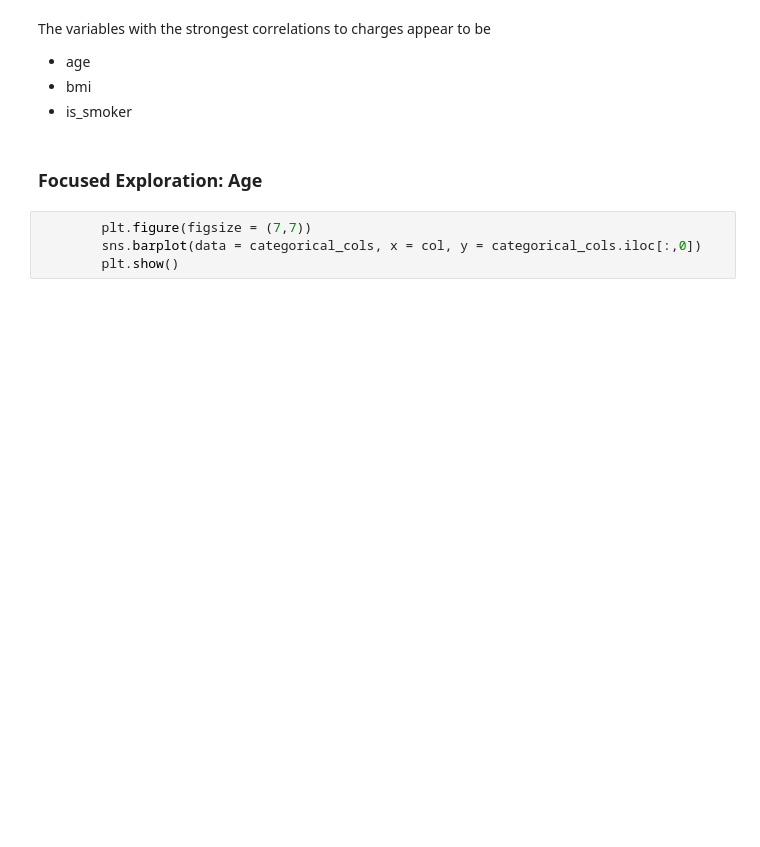
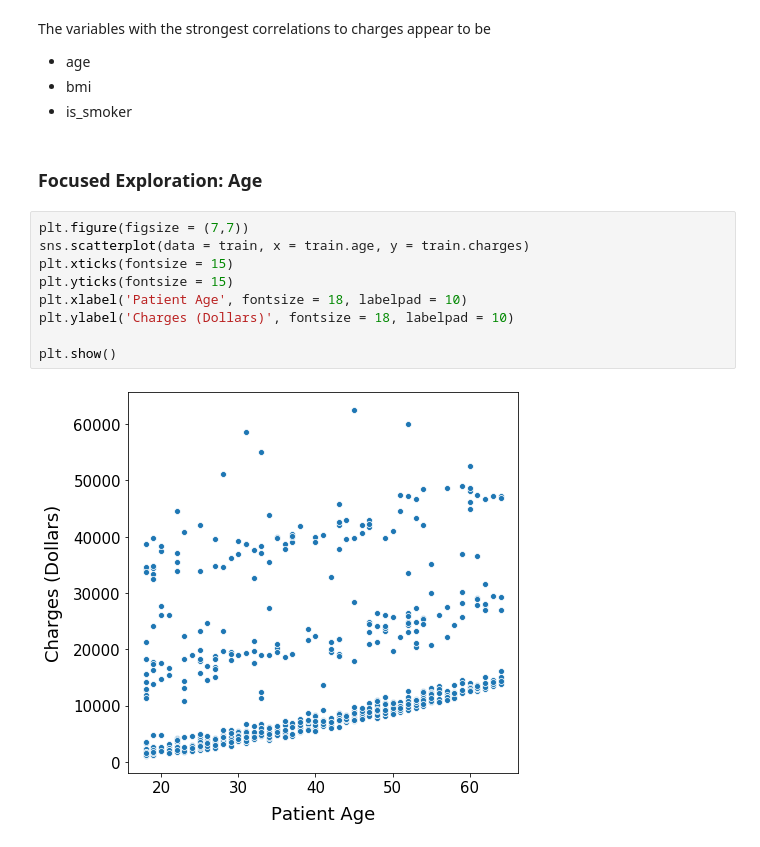
Before and after one commit to SamuelD-Data/medical_cost_project, a Jupyter notebook: medical_cost_notebook.ipynb, the cells around one changed output. Cells and saved outputs as stored; diff of their text form; blank space fills up the shorter version.

Commit message:
added scatterplot for patient avg vs charges

```diff
--- a/medical_cost_notebook.ipynb
+++ b/medical_cost_notebook.ipynb
@@ -304,7 +304,14 @@ The variables with the strongest correlations to charges appear to be
 - is_smoker
 # %% [markdown]
 ### Focused Exploration: Age
-# %%
-        plt.figure(figsize = (7,7))
-        sns.barplot(data = categorical_cols, x = col, y = categorical_cols.iloc[:,0])
-        plt.show()
+# %%
+plt.figure(figsize = (7,7))
+sns.scatterplot(data = train, x = train.age, y = train.charges)
+plt.xticks(fontsize = 15)
+plt.yticks(fontsize = 15)
+plt.xlabel('Patient Age', fontsize = 18, labelpad = 10)
+plt.ylabel('Charges (Dollars)', fontsize = 18, labelpad = 10)
+
+plt.show()
+# %% [output]
+[figure, added]
```
